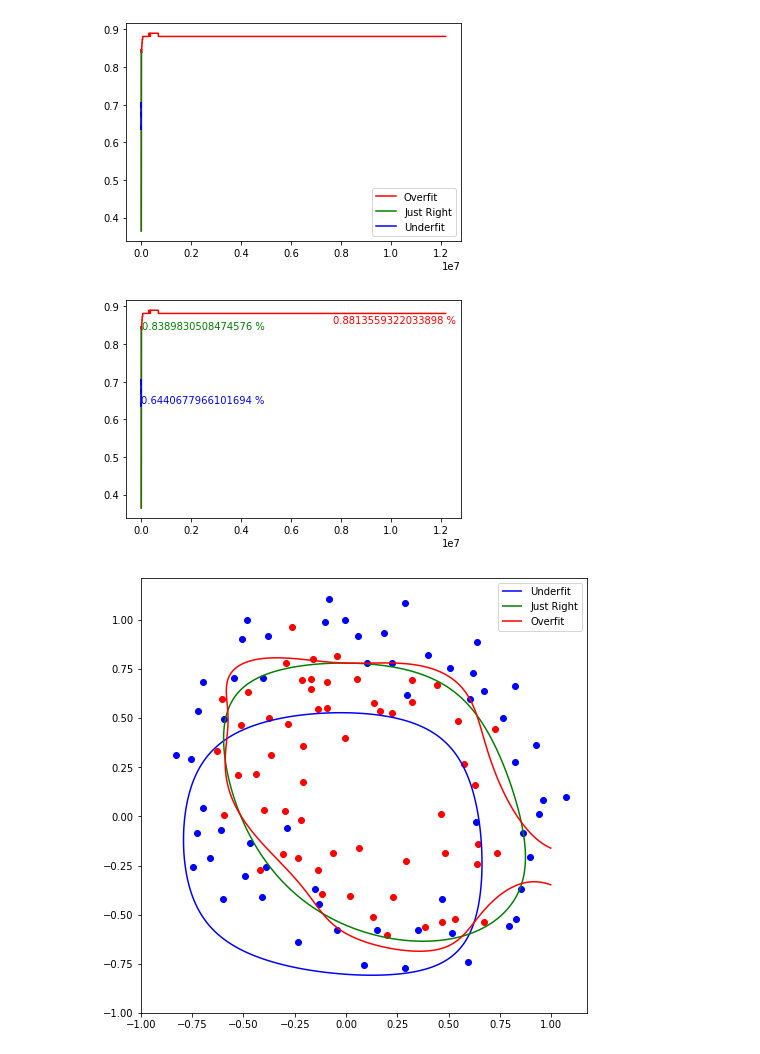
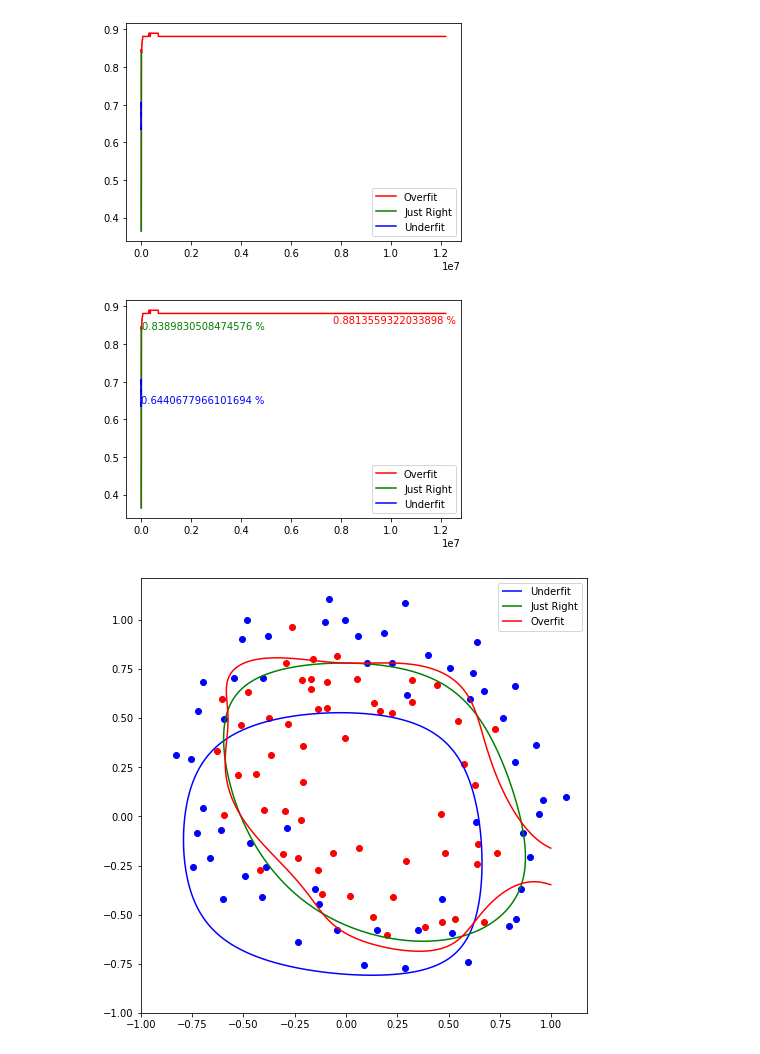
Before and after one commit to sonhs99/MachineLearning, a Jupyter notebook: Assignmnet07/Assignment07.ipynb, the cells around one changed output. Drawn from its saved outputs; the diff is of its cells as text; code cells hidden in the pictures.

```diff
--- a/Assignmnet07/Assignment07.ipynb
+++ b/Assignmnet07/Assignment07.ipynb
@@ -108,15 +112,16 @@ plt.show()
 # %%
 plt.plot(range(10, len(acc_2)), acc_2[10:], c = 'r')
 plt.plot(range(10, len(acc_1)), acc_1[10:], c = 'g')
 plt.plot(range(10, len(acc_0)), acc_0[10:], c = 'b')
 
 plt.annotate(str(acc_2[-1]) + ' %', (len(acc_2), acc_2[-1]), (len(acc_2) - 250000*len(str(acc_2[-1])), acc_2[-2] - 0.025), c='r')
 plt.annotate(str(acc_1[-1]) + ' %', (len(acc_1), acc_1[-1]), c='g')
 plt.annotate(str(acc_0[-1]) + ' %', (len(acc_0), acc_0[-1]), c='b')
 
+plt.legend(['Overfit', 'Just Right', 'Underfit'])
 plt.show()
 # %% [output]
-[figure, old version]
+[figure, new version]
 # %%
 p_x, p_y = np.meshgrid(np.linspace(-1.0, 1.0, 400), np.linspace(-1.0, 1.0, 400))
 p_z_0 = sigmoid(generate(p_x, p_y).transpose()@theta_0[-1])
```
Also changed, not shown: parts of 2 cells of this notebook.
